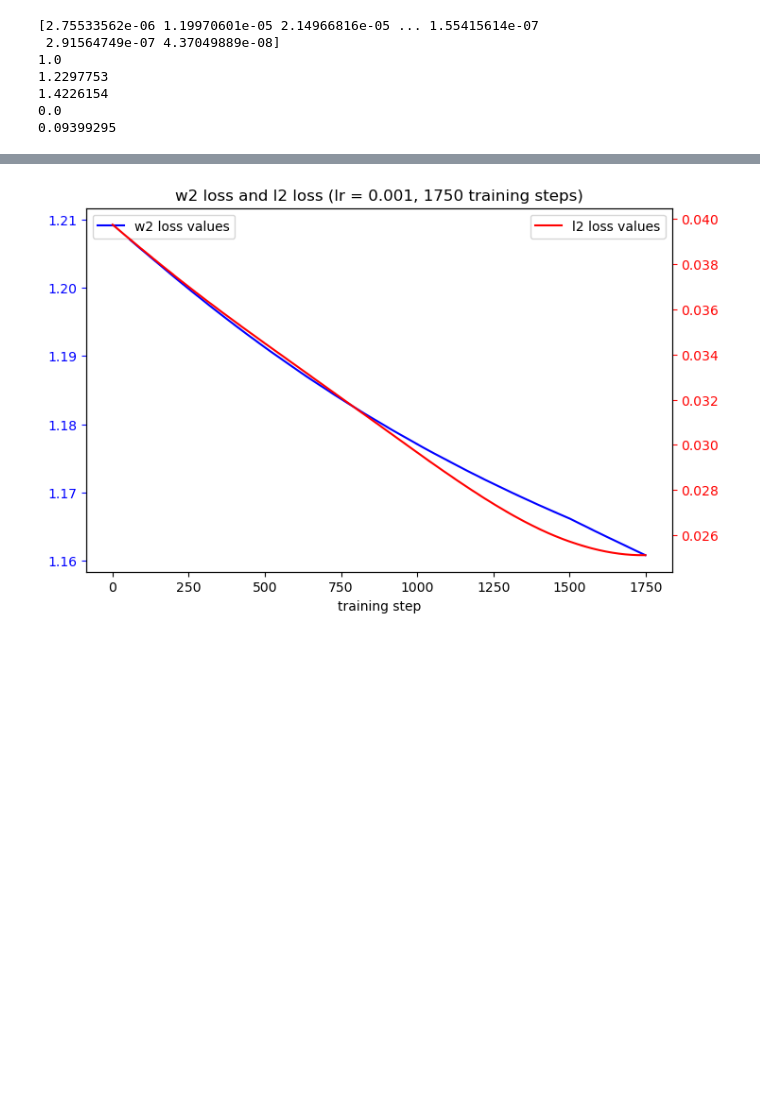
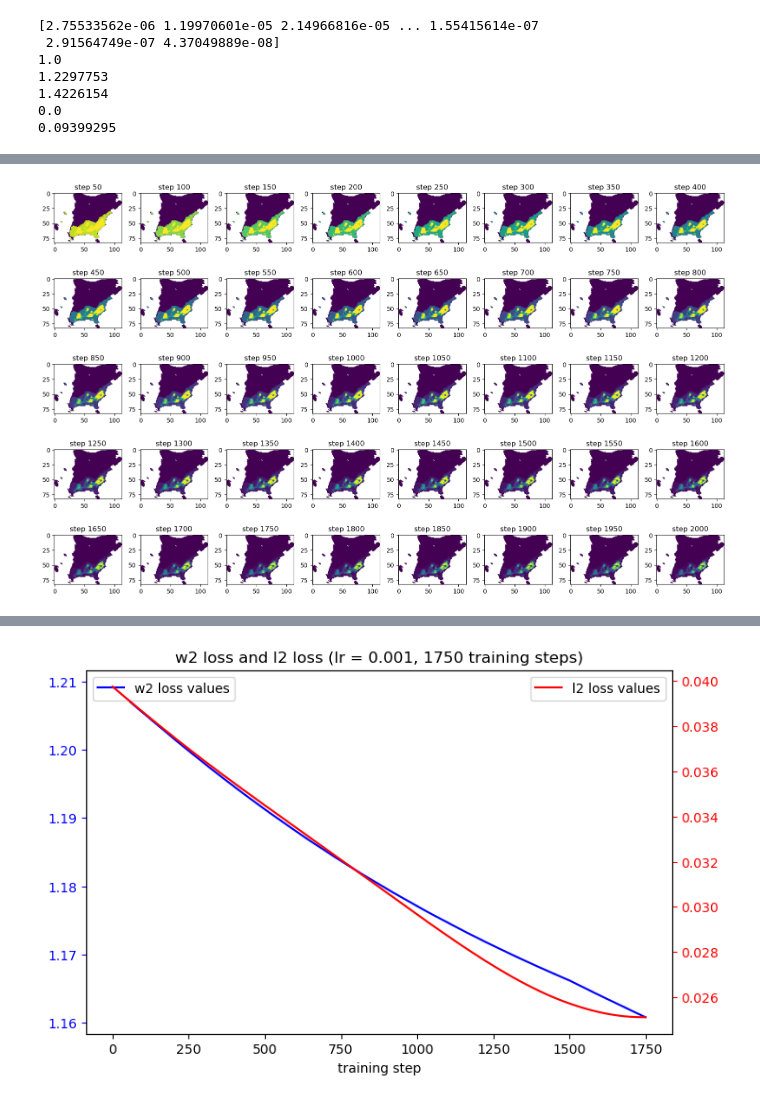
Before and after one commit to jacobe90/birdflow-bilevel, a Jupyter notebook: src/model-testing.ipynb, the cells around one changed output, grey strips where cells are left out. Cells and saved outputs as stored; diff of their text form; code cells hidden in the pictures; blank space fills up the shorter version.

```diff
--- a/src/model-testing.ipynb
+++ b/src/model-testing.ipynb
@@ -207,0 +280,17 @@ def make_grid(marginal, mask, big_mask, x_dim, y_dim):
+# %%
+# plot learned at each timestep
+fig, axes = plt.subplots(5, 8, figsize=(16, 10))
+ax_list = axes.flat
+for i, (step, theta) in enumerate(thetas.items()):
+    learned_st = jax.nn.softmax(theta)
+    grid_learned = make_grid(learned_st, dynamic_masks[week], big_mask, ncol, nrow)
+    # grid_true = make_grid(st_marginal, dynamic_masks[week], big_mask, ncol, nrow)
+    # diff_grid = jnp.abs(grid_learned - grid_true)
+    pos = ax_list[i].imshow(grid_learned, cmap="viridis")
+    ax_list[i].set_title(f"step {step}")
+    # ax_list[i].colorbar(pos)
+
+plt.tight_layout()
+plt.show()
+# %% [output]
+[figure, added]
```
Also changed, not shown: parts of 10 cells of this notebook, 1 other file.
